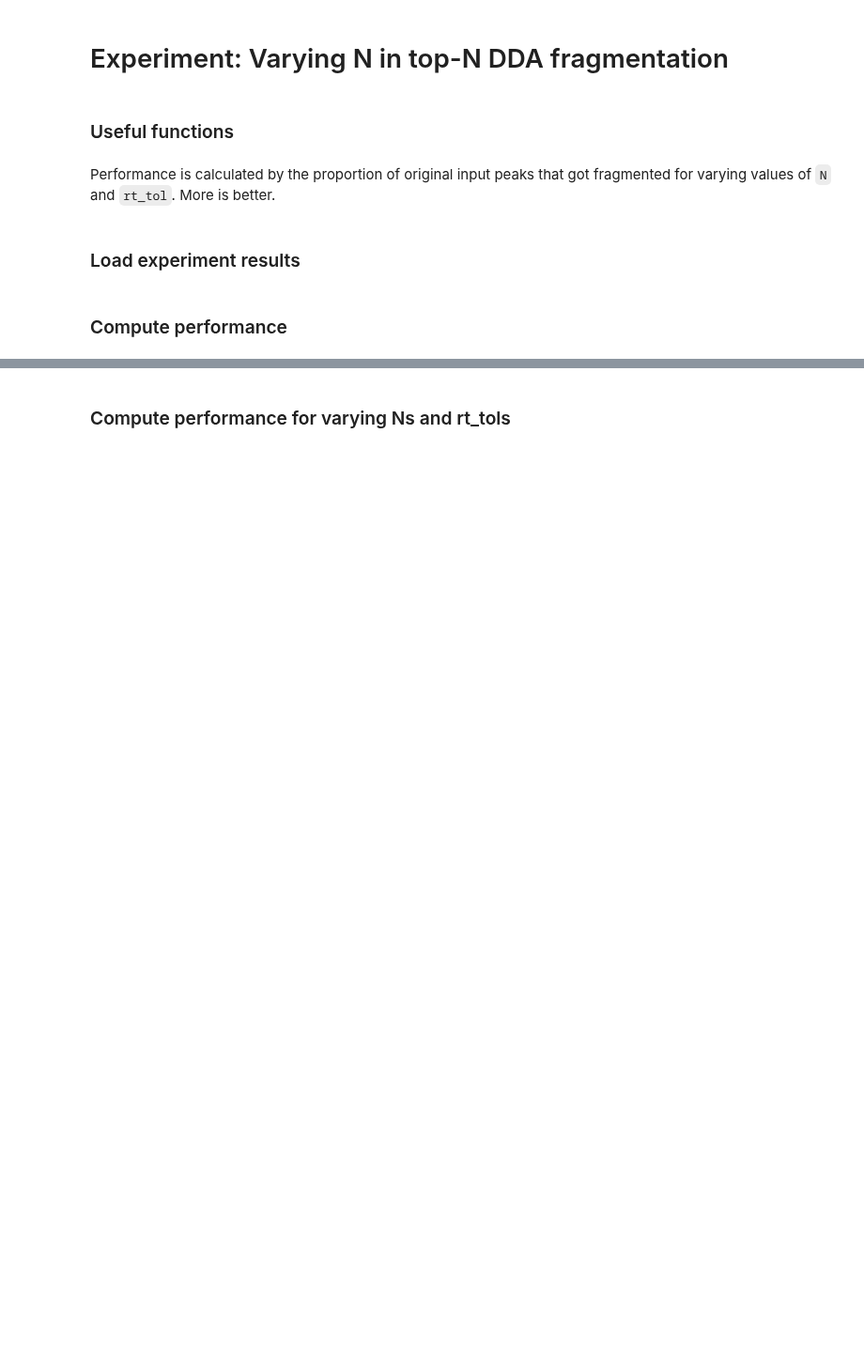
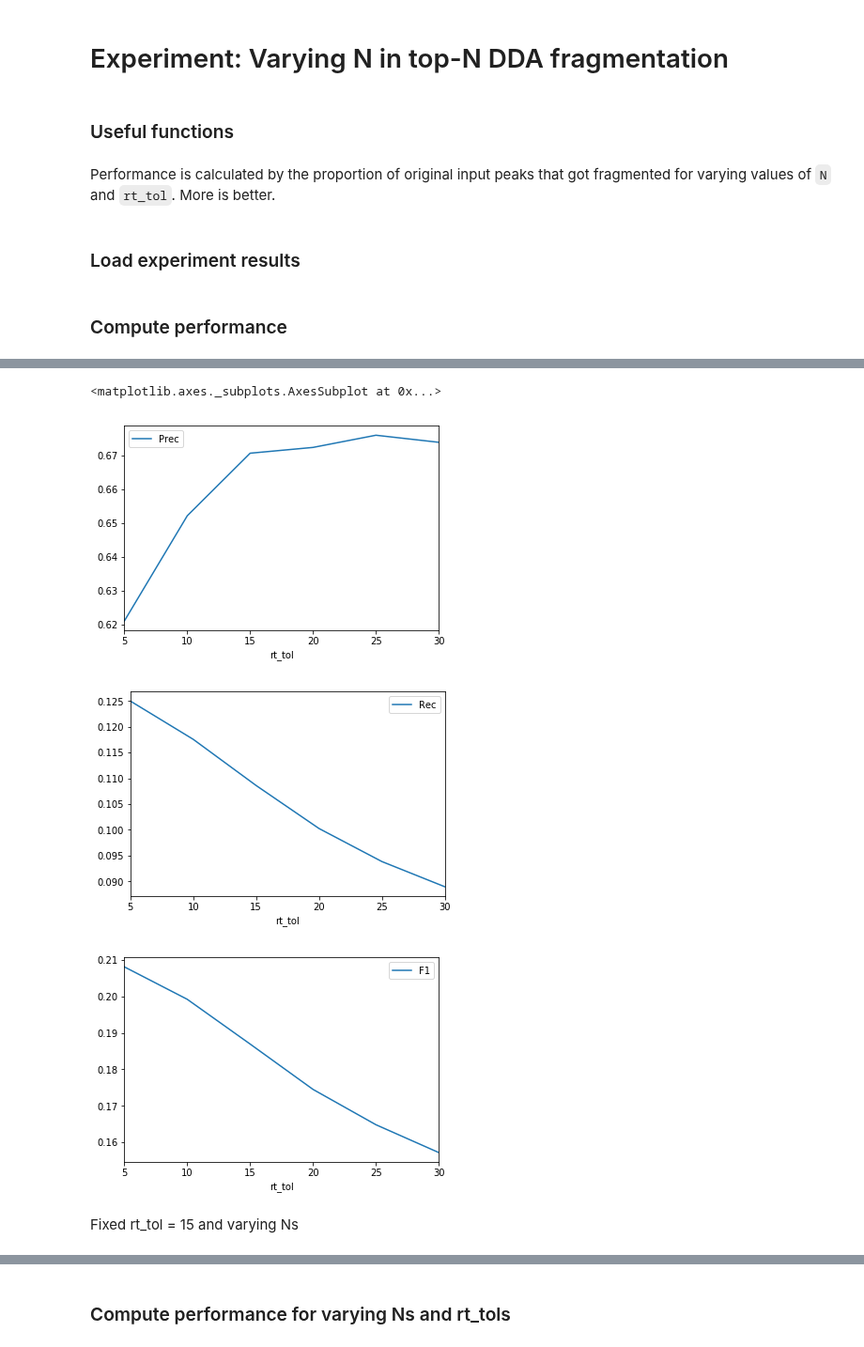
Before and after one commit to sdrogers/clms, a Jupyter notebook: Simulator/notebooks/top-N-experiments-analysis.ipynb, the cells around one changed output, grey strips where cells are left out. Shown at 94% size. Drawn from its saved outputs; the diff is of its cells as text; code cells hidden in the pictures; blank space fills up the shorter version.

```diff
--- a/Simulator/notebooks/top-N-experiments-analysis.ipynb
+++ b/Simulator/notebooks/top-N-experiments-analysis.ipynb
@@ -78,24 +91,11 @@ def load_controller(N, rt_tol):
 # %% [markdown]
 ### Load experiment results
 # %%
-results_dir = '../models/dda_results'
+results_dir = '../models/noisy_dda_results'
 # %%
-dataset = load_obj('%s/dataset.p' % results_dir)
+dataset = load_obj('%s/noisy_dataset.p' % results_dir)
 # %%
 Ns = list(range(2, 51, 2)) # top-N DDA fragmentation
 rt_tols = list(range(5, 31, 5)) # the rt window around a selected precursor ion to prevent it from fragmented multiple times
 # %% [markdown]
 ### Compute performance
-# %%
-N = 10
-total_ms2_peaks_arr = []
-props_arr = []
-for rt_tol in rt_tols:
-    controller = load_controller(N, rt_tol)
-    if controller is not None:
-        total_ms2_peaks, props = compute_performance(controller, dataset)
-    else:
-        total_ms2_peaks = 0
-        props = 0
-    total_ms2_peaks_arr.append(total_ms2_peaks)
-    props_arr.append(props)
@@ -136,0 +106,8 @@ Text(0.5, 1.0, 'N=10')
+# %%
+N = 10
+results = []
+for rt_tol in rt_tols:
+    controller = load_controller(N, rt_tol)
+    if controller is not None:
+         res = (N, rt_tol) + compute_performance(controller, dataset)
+    results.append(res)
@@ -137,2 +127,14 @@ Text(0.5, 1.0, 'N=10')
+# %%
+df = pd.DataFrame(results, columns=['N', 'rt_tol', 'TP', 'FP', 'FN', 'Prec', 'Rec', 'F1'])
+df.plot.line(x='rt_tol', y=['Prec'])
+df.plot.line(x='rt_tol', y=['Rec'])
+df.plot.line(x='rt_tol', y=['F1'])
+# %% [output]
+<matplotlib.axes._subplots.AxesSubplot at 0x...>
+[figure, added]
+[figure, added]
+[figure, added]
+# %% [markdown]
+Fixed rt_tol = 15 and varying Ns
 # %%
 rt_tol = 15
```
Also changed, not shown: parts of 27 cells of this notebook, 3 other files.
